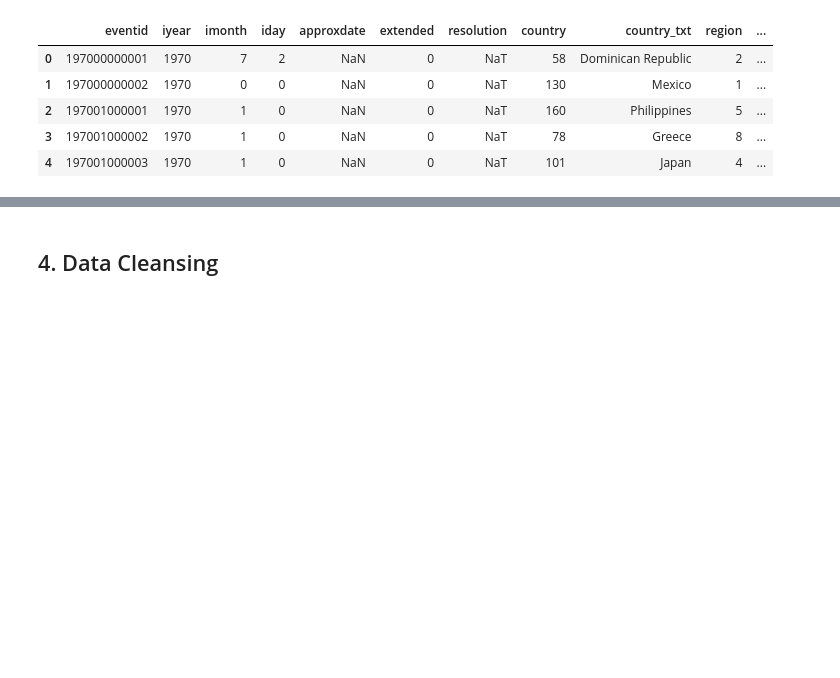
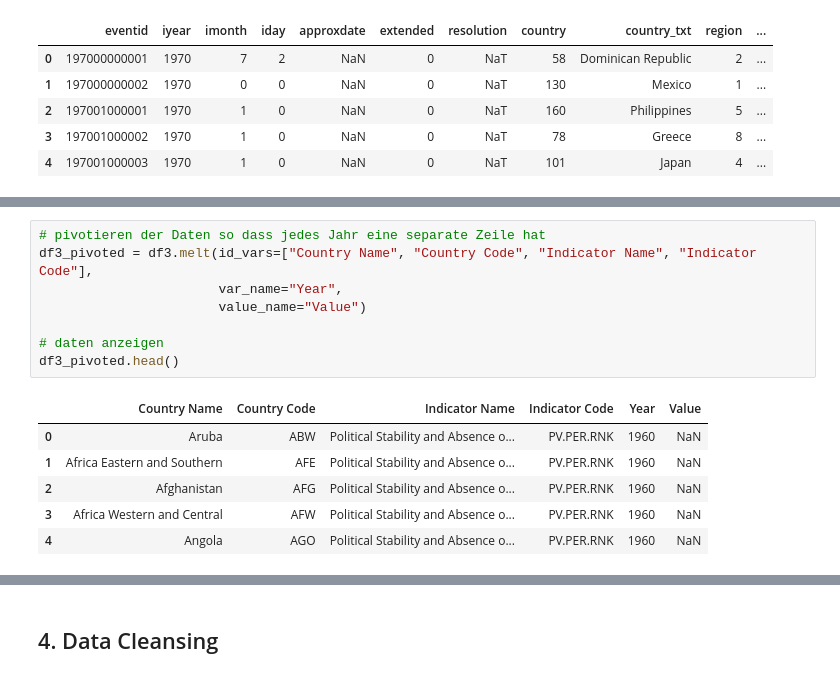
Before and after one commit to rieseflo/GTD, a Jupyter notebook: GTD.ipynb, the cells around one changed output, grey strips where cells are left out. Cells and saved outputs as stored; diff of their text form; blank space fills up the shorter version.

```diff
--- a/GTD.ipynb
+++ b/GTD.ipynb
@@ -377,0 +450,15 @@ df_merged.head()
+# %%
+# pivotieren der Daten so dass jedes Jahr eine separate Zeile hat
+df3_pivoted = df3.melt(id_vars=["Country Name", "Country Code", "Indicator Name", "Indicator Code"],
+                       var_name="Year",
+                       value_name="Value")
+
+# daten anzeigen
+df3_pivoted.head()
+# %% [output]
+|  | Country Name | Country Code | Indicator Name | Indicator Code | Year | Value |
+| 0 | Aruba | ABW | Political Stability and Absence o... | PV.PER.RNK | 1960 | NaN |
+| 1 | Africa Eastern and Southern | AFE | Political Stability and Absence o... | PV.PER.RNK | 1960 | NaN |
+| 2 | Afghanistan | AFG | Political Stability and Absence o... | PV.PER.RNK | 1960 | NaN |
+| 3 | Africa Western and Central | AFW | Political Stability and Absence o... | PV.PER.RNK | 1960 | NaN |
+| 4 | Angola | AGO | Political Stability and Absence o... | PV.PER.RNK | 1960 | NaN |
```
Also changed, not shown: parts of 28 cells of this notebook, 2 other files.
